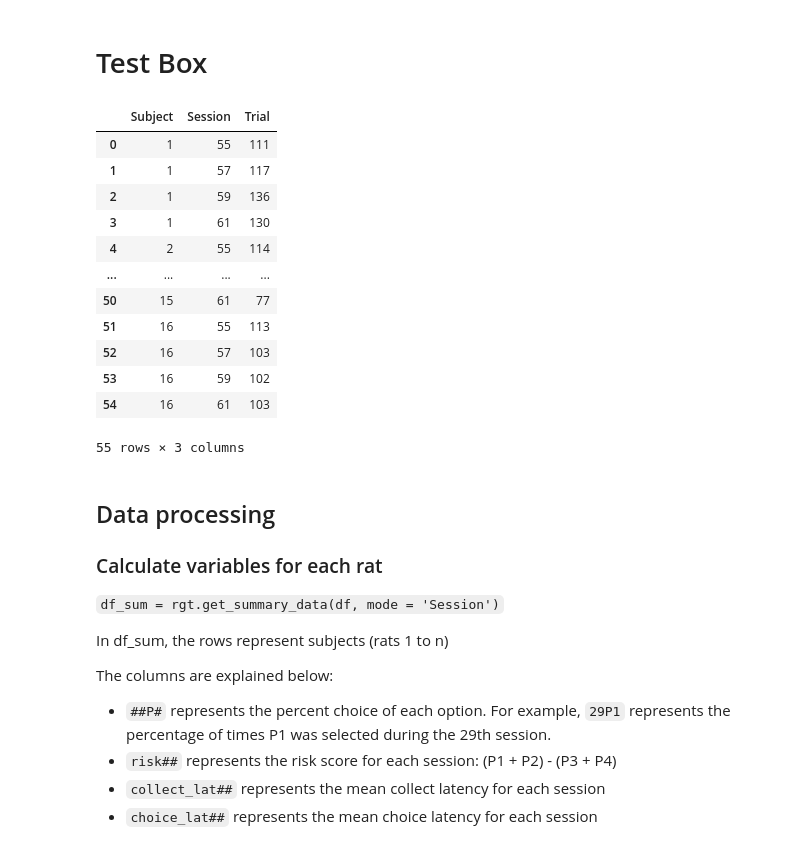
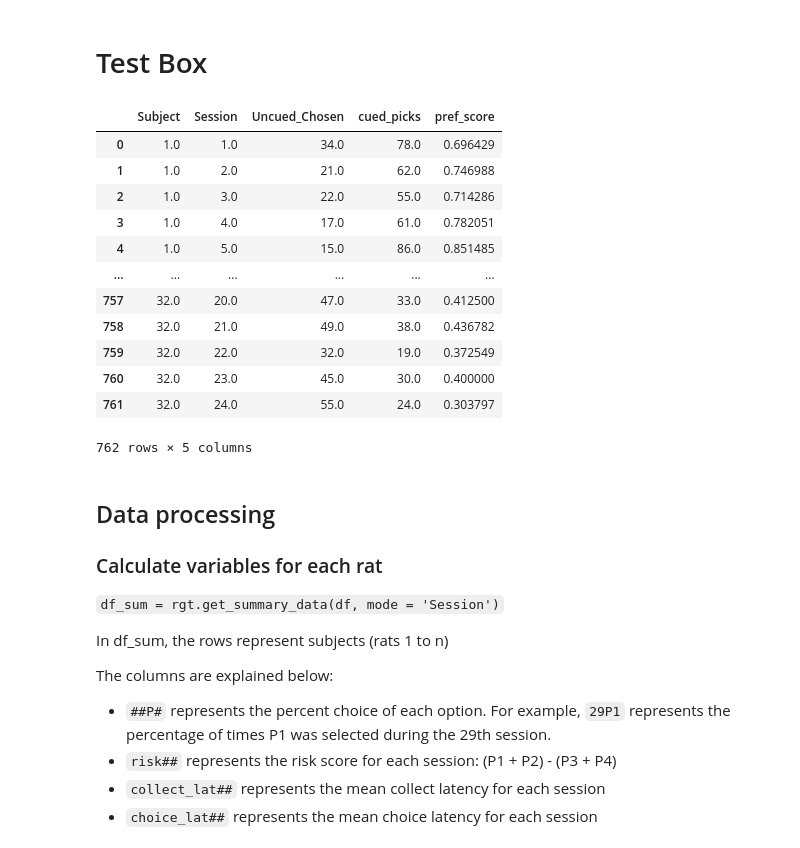
Before and after one commit to deckyblue/sparklyRGT, a Jupyter notebook: sparklyRGT_tutorial/test_documentation.ipynb, the cells around one changed output. Cells and saved outputs as stored; diff of their text form; code cells hidden in the pictures.

Commit message:
Added lever latencies function and preference score function to test modules

```diff
--- a/sparklyRGT_tutorial/test_documentation.ipynb
+++ b/sparklyRGT_tutorial/test_documentation.ipynb
@@ -199,16 +166,2 @@ sort
 # %%
-df.groupby(['Subject','Session'],as_index=False)['Trial'].count()
+# df.groupby(['Subject','Session'],as_index=False)['Trial'].count()
-# %% [output]
-|  | Subject | Session | Trial |
-| 0 | 1 | 55 | 111 |
-| 1 | 1 | 57 | 117 |
-| 2 | 1 | 59 | 136 |
-| 3 | 1 | 61 | 130 |
-| 4 | 2 | 55 | 114 |
-| ... | ... | ... | ... |
-| 50 | 15 | 61 | 77 |
-| 51 | 16 | 55 | 113 |
-| 52 | 16 | 57 | 103 |
-| 53 | 16 | 59 | 102 |
-| 54 | 16 | 61 | 103 |
-55 rows × 3 columns
@@ -215,3 +175,22 @@ df.groupby(['Subject','Session'],as_index=False)['Trial'].count()
+# %%
+uncued_picks = df.groupby(['Subject', 'Session'],as_index=False)['Uncued_Chosen'].sum()
+uncued_picks['cued_picks'] = df.groupby(['Subject', 'Session'],as_index=False)['Cued_Chosen'].sum()['Cued_Chosen']
+uncued_picks['pref_score'] = uncued_picks['cued_picks']/(uncued_picks['cued_picks'] + uncued_picks['Uncued_Chosen'])
+uncued_picks
+# %% [output]
+|  | Subject | Session | Uncued_Chosen | cued_picks | pref_score |
+| 0 | 1.0 | 1.0 | 34.0 | 78.0 | 0.696429 |
+| 1 | 1.0 | 2.0 | 21.0 | 62.0 | 0.746988 |
+| 2 | 1.0 | 3.0 | 22.0 | 55.0 | 0.714286 |
+| 3 | 1.0 | 4.0 | 17.0 | 61.0 | 0.782051 |
+| 4 | 1.0 | 5.0 | 15.0 | 86.0 | 0.851485 |
+| ... | ... | ... | ... | ... | ... |
+| 757 | 32.0 | 20.0 | 47.0 | 33.0 | 0.412500 |
+| 758 | 32.0 | 21.0 | 49.0 | 38.0 | 0.436782 |
+| 759 | 32.0 | 22.0 | 32.0 | 19.0 | 0.372549 |
+| 760 | 32.0 | 23.0 | 45.0 | 30.0 | 0.400000 |
+| 761 | 32.0 | 24.0 | 55.0 | 24.0 | 0.303797 |
+762 rows × 5 columns
 # %% [markdown]
 ## Data processing
 
```
Also changed, not shown: parts of 27 cells of this notebook, 1 other file.
